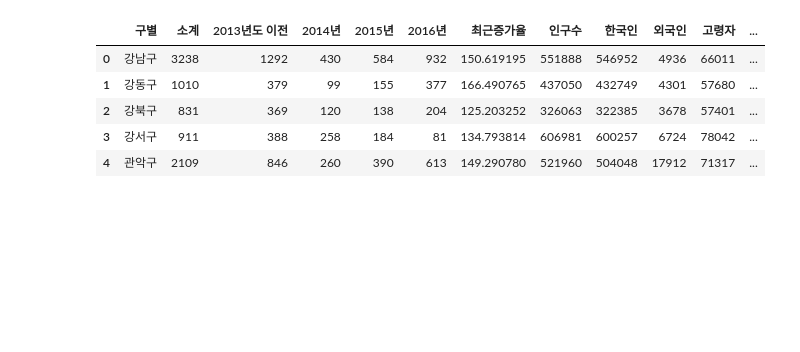
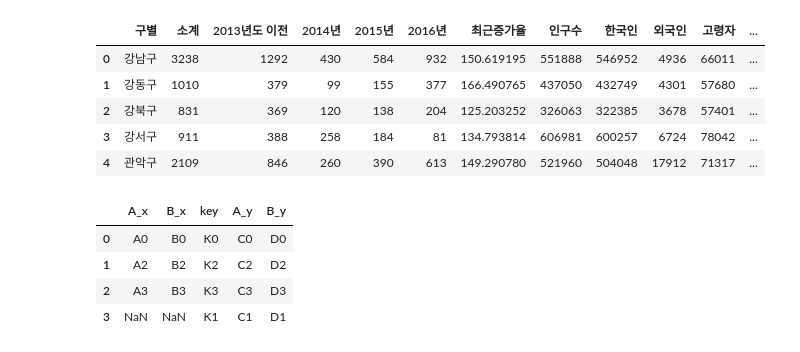
Before and after one commit to glee1228/-, a Jupyter notebook: python/Data refining/source/pt1.ipynb, the cells around one changed output. Saved outputs shown, nothing was run; the diff lists cells and outputs as text; code cells hidden in the pictures; blank space fills up the shorter version.

```diff
--- a/python/Data refining/source/pt1.ipynb
+++ b/python/Data refining/source/pt1.ipynb
@@ -38,3 +38,22 @@ data_result.head()
 | 2 | 강북구 | 831 | 369 | 120 | 138 | 204 | 125.203252 | 326063 | 322385 | 3678 | 57401 | ... |
 | 3 | 강서구 | 911 | 388 | 258 | 184 | 81 | 134.793814 | 606981 | 600257 | 6724 | 78042 | ... |
 | 4 | 관악구 | 2109 | 846 | 260 | 390 | 613 | 149.290780 | 521960 | 504048 | 17912 | 71317 | ... |
+# %%
+import pandas as pd
+left = pd.DataFrame({'key':['K0','K4','K2','K3'],
+                    'A':['A0','A1','A2','A3'],
+                    'B':['B0','B1','B2','B3']})
+
+right = pd.DataFrame({'key':['K0','K1','K2','K3'],
+                    'A':['C0','C1','C2','C3'],
+                    'B':['D0','D1','D2','D3']})
+
+#pd.merge(left,right,on='key')
+#pd.merge(left,right,on='key',how='left')
+pd.merge(left,right,on='key',how='right')
+# %% [output]
+|  | A_x | B_x | key | A_y | B_y |
+| 0 | A0 | B0 | K0 | C0 | D0 |
+| 1 | A2 | B2 | K2 | C2 | D2 |
+| 2 | A3 | B3 | K3 | C3 | D3 |
+| 3 | NaN | NaN | K1 | C1 | D1 |
```
Also changed, not shown: parts of 3 cells of this notebook.
